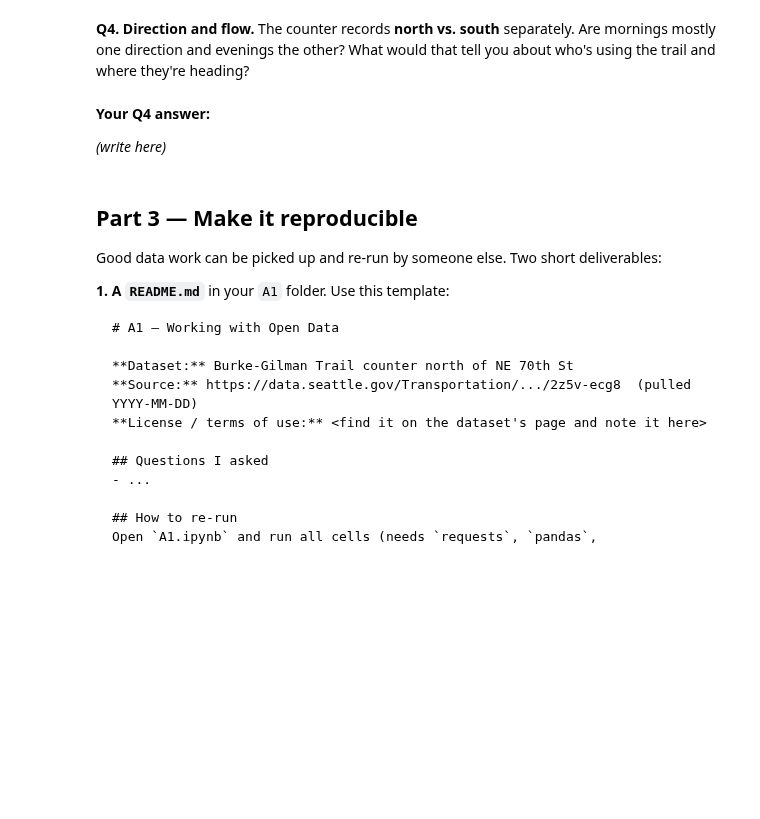
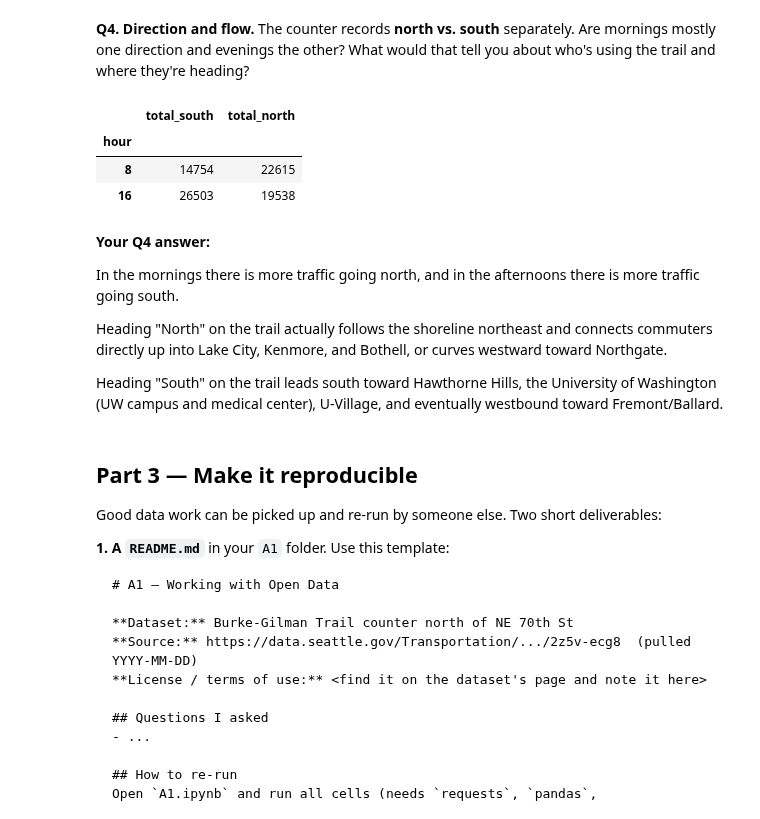
Before and after one commit to annieh04/hcde-410, a Jupyter notebook: A1/A1.ipynb, the cells around one changed output. Cells and saved outputs as stored; diff of their text form; code cells hidden in the pictures; blank space fills up the shorter version.

```diff
--- a/A1/A1.ipynb
+++ b/A1/A1.ipynb
@@ -130,10 +272,29 @@ Is there evidence people use the Burke-Gilman to *commute*, not just for fun? Co
 The counter records **north vs. south** separately. Are mornings mostly one direction and evenings the other? What would that tell you about who's using the trail and where they're heading?
 # %%
 # Your code for Q4
+
+# 1. Total northbound and southbound traffic (bikes + peds combined)
+df["total_north"] = df["bike_north"] + df["ped_north"]
+df["total_south"] = df["bike_south"] + df["ped_south"]
+
+# 2. Group by hour
+hourly_direction = df.groupby("hour")[["total_south", "total_north"]].sum()
+
+# 3. Display morning (8 AM) and afternoon (4 PM) hours
+display(hourly_direction.loc[[8, 16]])
+# %% [output]
+|  | total_south | total_north |
+| hour |  |  |
+| 8 | 14754 | 22615 |
+| 16 | 26503 | 19538 |
 # %% [markdown]
 **Your Q4 answer:**
 
-*(write here)*
+In the mornings there is more traffic going north, and in the afternoons there is more traffic going south.
+
+Heading "North" on the trail actually follows the shoreline northeast and connects commuters directly up into Lake City, Kenmore, and Bothell, or curves westward toward Northgate.
+
+Heading "South" on the trail leads south toward Hawthorne Hills, the University of Washington (UW campus and medical center), U-Village, and eventually westbound toward Fremont/Ballard.
 # %% [markdown]
 ## Part 3 — Make it reproducible
 
```
Also changed, not shown: parts of 11 cells of this notebook.
